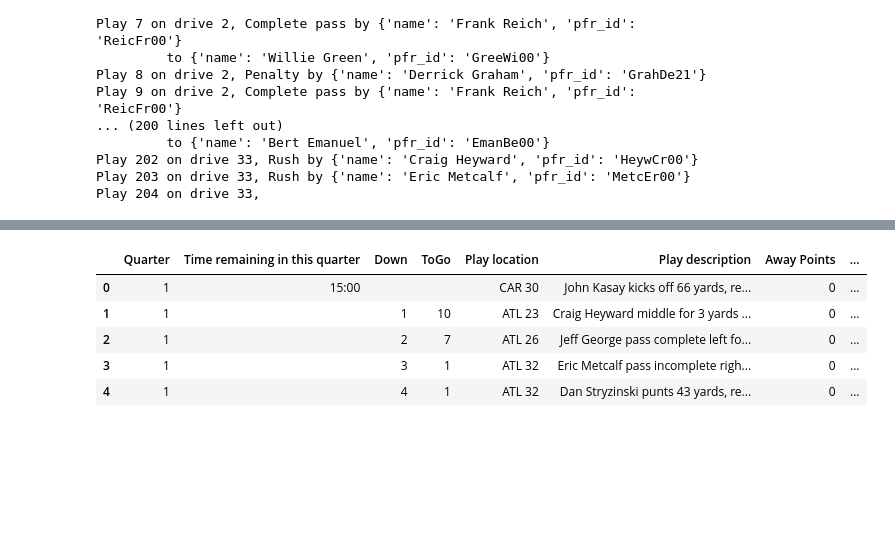
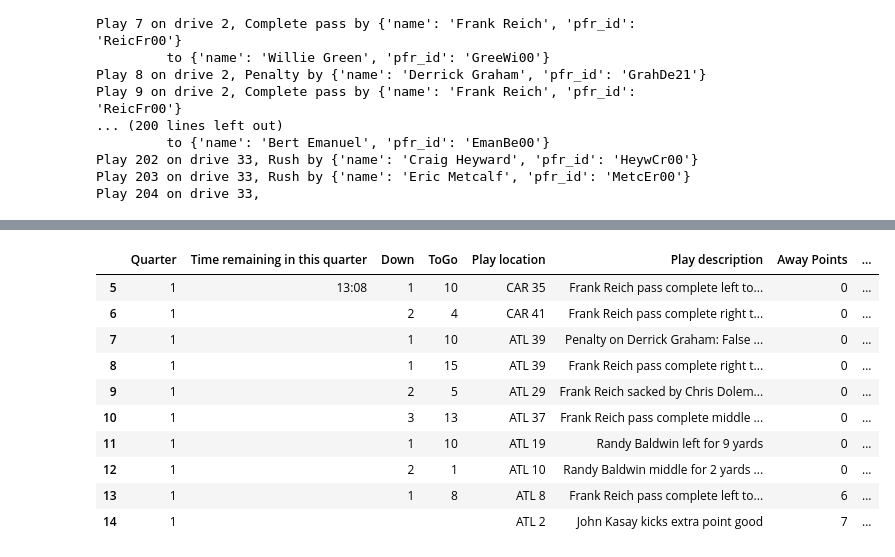
Before and after one commit to jeremyabramson/sr_scrapers, a Jupyter notebook: pfr_pbp_scraper.ipynb, the cells around one changed output, grey strips where cells are left out. Cells and saved outputs as stored; diff of their text form; code cells hidden in the pictures; blank space fills up the shorter version.

```diff
--- a/pfr_pbp_scraper.ipynb
+++ b/pfr_pbp_scraper.ipynb
@@ -142,4 +142,4 @@ Play 202 on drive 33, Rush by {'name': 'Craig Heyward', 'pfr_id': 'HeywCr00'}
 Play 203 on drive 33, Rush by {'name': 'Eric Metcalf', 'pfr_id': 'MetcEr00'}
 Play 204 on drive 33,
 # %%
-df = pd.DataFrame(plays
+df = pd.DataFrame(plays)
@@ -146,9 +155,14 @@ df = pd.DataFrame(plays
 # %%
-df[df['drive']==1]
+df[df['drive']==2]
 # %% [output]
 |  | Quarter | Time remaining in this quarter | Down | ToGo | Play location | Play description | Away Points | ... |
-| 0 | 1 | 15:00 |  |  | CAR 30 | John Kasay kicks off 66 yards, re... | 0 | ... |
-| 1 | 1 |  | 1 | 10 | ATL 23 | Craig Heyward middle for 3 yards ... | 0 | ... |
-| 2 | 1 |  | 2 | 7 | ATL 26 | Jeff George pass complete left fo... | 0 | ... |
-| 3 | 1 |  | 3 | 1 | ATL 32 | Eric Metcalf pass incomplete righ... | 0 | ... |
-| 4 | 1 |  | 4 | 1 | ATL 32 | Dan Stryzinski punts 43 yards, re... | 0 | ... |
+| 5 | 1 | 13:08 | 1 | 10 | CAR 35 | Frank Reich pass complete left to... | 0 | ... |
+| 6 | 1 |  | 2 | 4 | CAR 41 | Frank Reich pass complete right t... | 0 | ... |
+| 7 | 1 |  | 1 | 10 | ATL 39 | Penalty on Derrick Graham: False ... | 0 | ... |
+| 8 | 1 |  | 1 | 15 | ATL 39 | Frank Reich pass complete right t... | 0 | ... |
+| 9 | 1 |  | 2 | 5 | ATL 29 | Frank Reich sacked by Chris Dolem... | 0 | ... |
+| 10 | 1 |  | 3 | 13 | ATL 37 | Frank Reich pass complete middle ... | 0 | ... |
+| 11 | 1 |  | 1 | 10 | ATL 19 | Randy Baldwin left for 9 yards | 0 | ... |
+| 12 | 1 |  | 2 | 1 | ATL 10 | Randy Baldwin middle for 2 yards ... | 0 | ... |
+| 13 | 1 |  | 1 | 8 | ATL 8 | Frank Reich pass complete left to... | 6 | ... |
+| 14 | 1 |  |  |  | ATL 2 | John Kasay kicks extra point good | 7 | ... |
```
Also changed, not shown: parts of 3 cells of this notebook.
